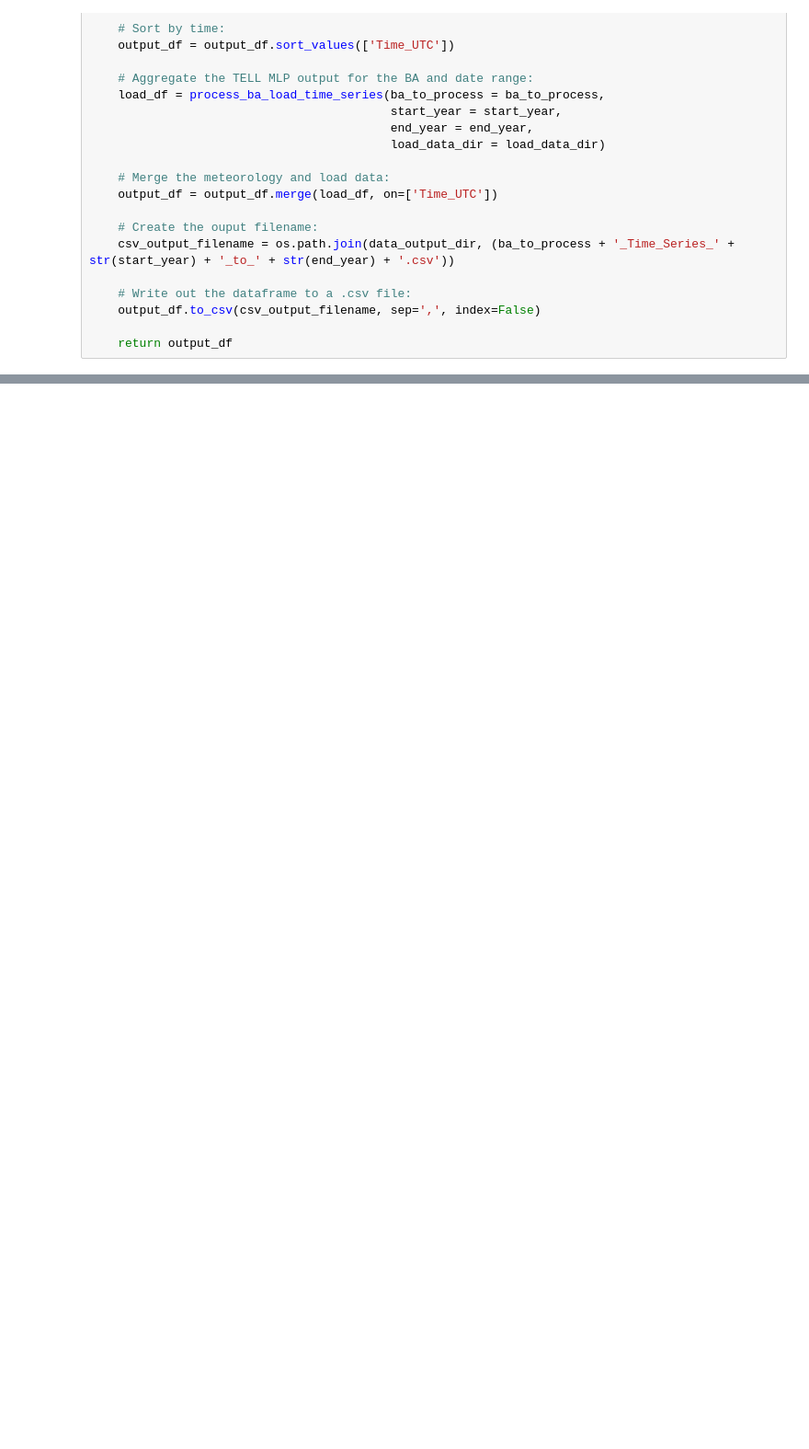
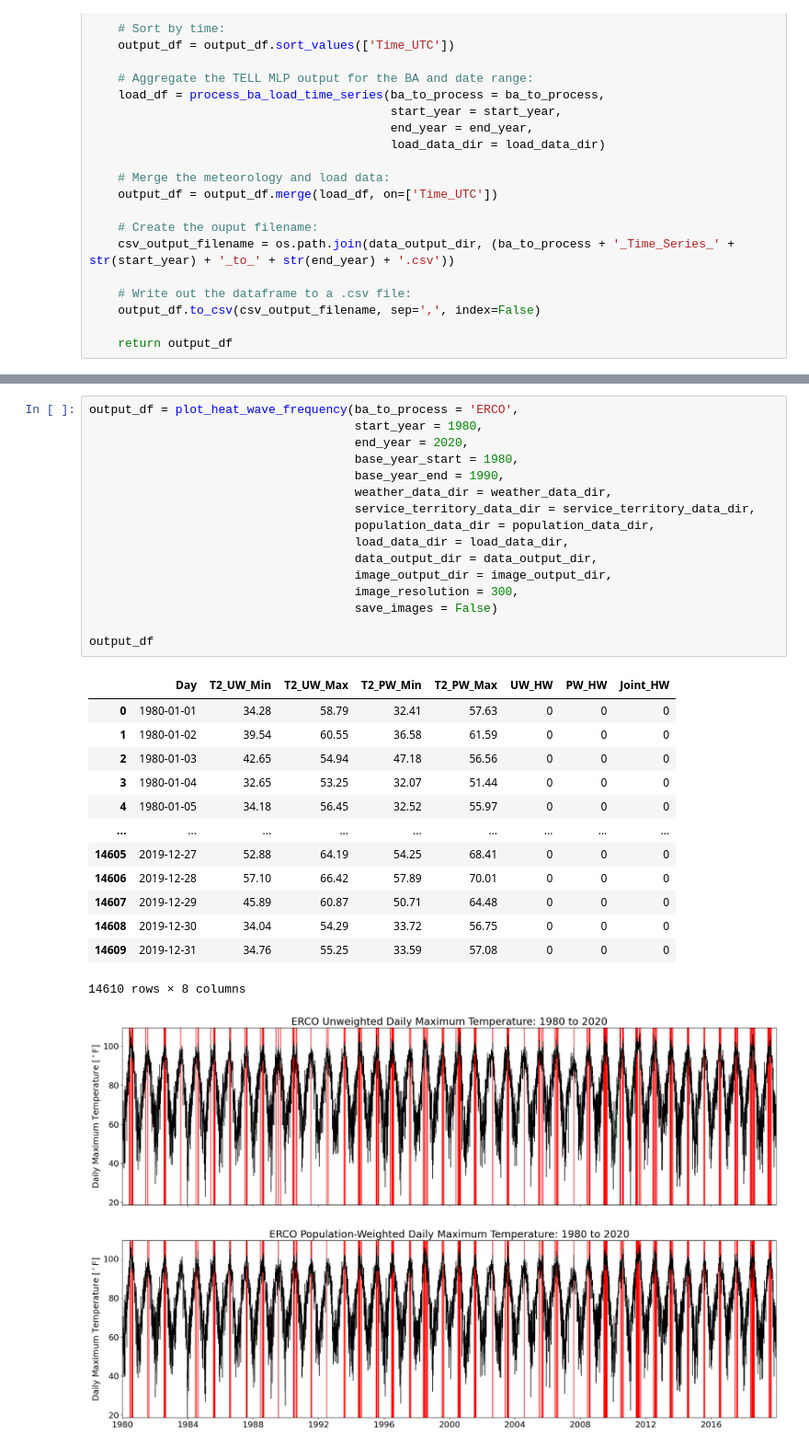
Before and after one commit to cdburley/nerc_analysis, a Jupyter notebook: notebooks/process_and_plot_weighting_impact.ipynb, the cells around one changed output, grey strips where cells are left out. Shown at 92% size. Saved outputs shown, nothing was run; the diff lists cells and outputs as text; blank space fills up the shorter version.

```diff
--- a/notebooks/process_and_plot_weighting_impact.ipynb
+++ b/notebooks/process_and_plot_weighting_impact.ipynb
@@ -196,0 +346,31 @@ output_df
+# %%
+output_df = plot_heat_wave_frequency(ba_to_process = 'ERCO',
+                                     start_year = 1980,
+                                     end_year = 2020,
+                                     base_year_start = 1980,
+                                     base_year_end = 1990,
+                                     weather_data_dir = weather_data_dir,
+                                     service_territory_data_dir = service_territory_data_dir,
+                                     population_data_dir = population_data_dir,
+                                     load_data_dir = load_data_dir,
+                                     data_output_dir = data_output_dir,
+                                     image_output_dir = image_output_dir,
+                                     image_resolution = 300,
+                                     save_images = False)
+
+output_df
+# %% [output]
+|  | Day | T2_UW_Min | T2_UW_Max | T2_PW_Min | T2_PW_Max | UW_HW | PW_HW | Joint_HW |
+| 0 | 1980-01-01 | 34.28 | 58.79 | 32.41 | 57.63 | 0 | 0 | 0 |
+| 1 | 1980-01-02 | 39.54 | 60.55 | 36.58 | 61.59 | 0 | 0 | 0 |
+| 2 | 1980-01-03 | 42.65 | 54.94 | 47.18 | 56.56 | 0 | 0 | 0 |
+| 3 | 1980-01-04 | 32.65 | 53.25 | 32.07 | 51.44 | 0 | 0 | 0 |
+| 4 | 1980-01-05 | 34.18 | 56.45 | 32.52 | 55.97 | 0 | 0 | 0 |
+| ... | ... | ... | ... | ... | ... | ... | ... | ... |
+| 14605 | 2019-12-27 | 52.88 | 64.19 | 54.25 | 68.41 | 0 | 0 | 0 |
+| 14606 | 2019-12-28 | 57.10 | 66.42 | 57.89 | 70.01 | 0 | 0 | 0 |
+| 14607 | 2019-12-29 | 45.89 | 60.87 | 50.71 | 64.48 | 0 | 0 | 0 |
+| 14608 | 2019-12-30 | 34.04 | 54.29 | 33.72 | 56.75 | 0 | 0 | 0 |
+| 14609 | 2019-12-31 | 34.76 | 55.25 | 33.59 | 57.08 | 0 | 0 | 0 |
+14610 rows × 8 columns
+[figure, added]
```
Also changed, not shown: parts of 6 cells of this notebook.
